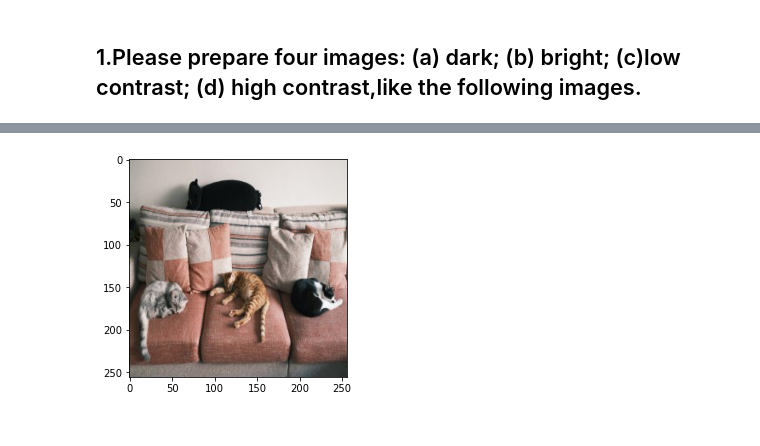
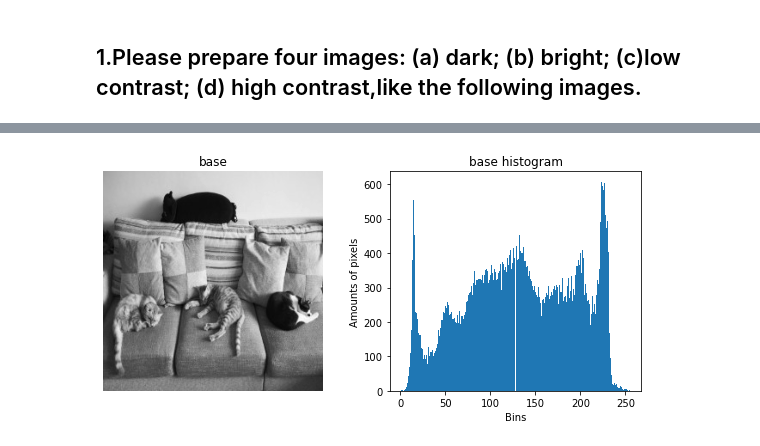
Before and after one commit to denpo1022/Histogram-Equalization-and-Specification, a Jupyter notebook: main.ipynb, the cells around one changed output, grey strips where cells are left out. Drawn from its saved outputs; the diff is of its cells as text; code cells hidden in the pictures.

```diff
--- a/main.ipynb
+++ b/main.ipynb
@@ -6,12 +14,27 @@
 import cv2
 import numpy as np
 import matplotlib.pyplot  as plt
-# %%
-# read and show the target image
-base_bgr = cv2.imread('four_cats.jpg')
-base_rgb = base_bgr[:,:,::-1]
-plt.imshow(base_rgb)
-plt.show()
-# %% [output]
-[figure, removed]
+# %%
+# read and show the target image in grayscale
+base = cv2.imread('four_cats.jpg', 0)
+
+plt.figure(num='base', figsize=(8,4))
+
+plt.subplot(1, 2, 1)
+plt.title('base')
+plt.imshow(base, cmap='gray', vmin=0, vmax=255)
+plt.axis('off')
+
+plt.subplot(1, 2, 2)
+plt.hist(base.flatten(), bins=256)
+plt.title('base histogram')
+plt.xlabel('Bins')
+plt.ylabel('Amounts of pixels')
+
+# avoid histogram ylabel overlap with the neighbor plot
+plt.tight_layout()
+
+plt.show()
+# %% [output]
+[figure, added]
 # %%
```
Also changed, not shown: parts of 21 cells of this notebook, 3 other files.
